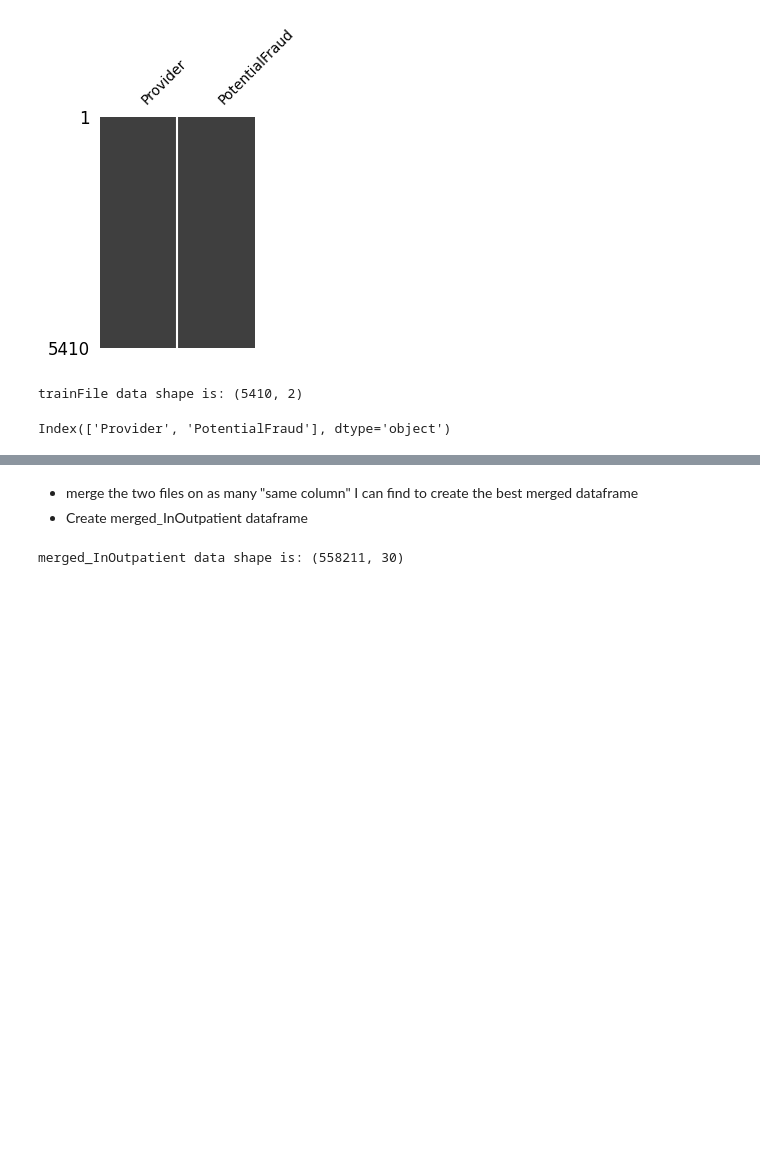
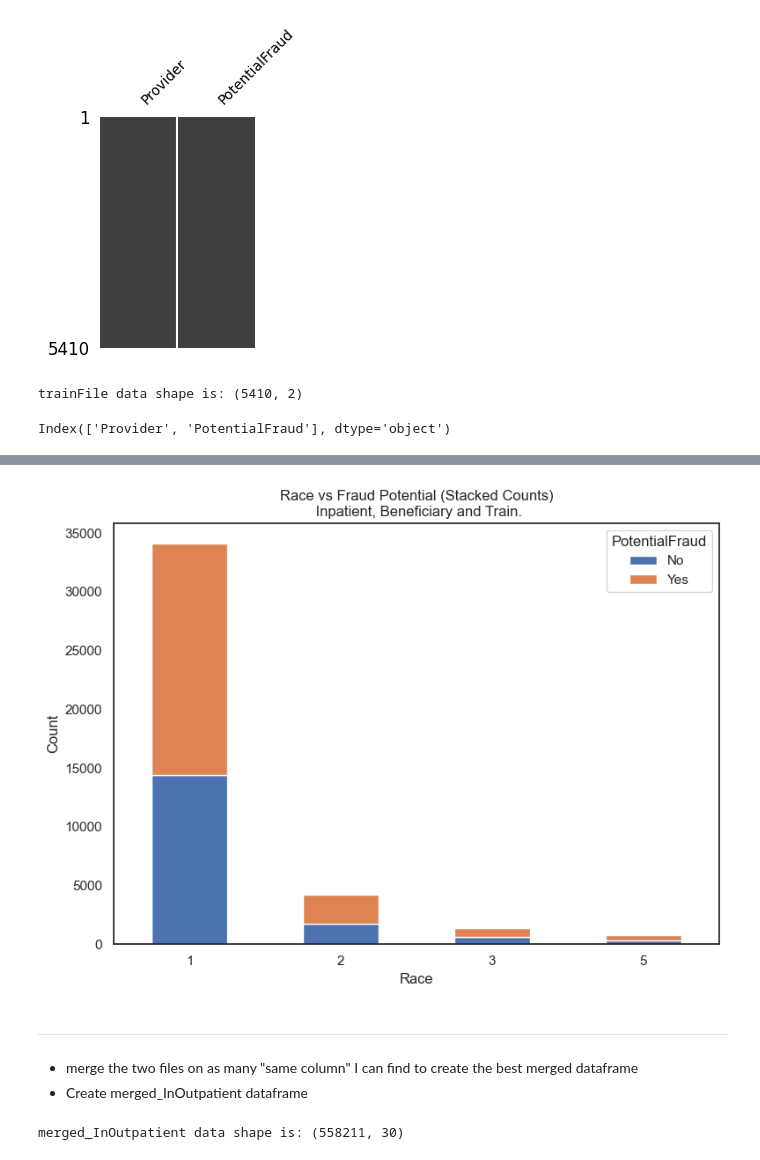
Before and after one commit to ChTomer/MyCapstone, a Jupyter notebook: HealthCareFraudProjectPitch/MergingFile.ipynb, the cells around one changed output, grey strips where cells are left out. Cells and saved outputs as stored; diff of their text form; code cells hidden in the pictures; blank space fills up the shorter version.

```diff
--- a/HealthCareFraudProjectPitch/MergingFile.ipynb
+++ b/HealthCareFraudProjectPitch/MergingFile.ipynb
@@ -240,0 +343,3 @@ Index(['Provider', 'PotentialFraud'], dtype='object')
+# %%
+bene_and_inpatient = part_of_bene.merge(trainInpatient, on='BeneID', how='left')
+bene_and_inpatient.head(2)
@@ -240,0 +354,5 @@ Index(['Provider', 'PotentialFraud'], dtype='object')
+# %%
+race_bene_inpatient = bene_and_inpatient.groupby('Provider')['Race'].value_counts().reset_index()
+test_race1 = race_bene_inpatient.merge(trainFile, on='Provider', how='left')
+print(f'shape: {test_race1.shape}')
+test_race1.head()
@@ -240,0 +367,3 @@ Index(['Provider', 'PotentialFraud'], dtype='object')
+# %%
+agg_df = test_race1.groupby(['Race', 'PotentialFraud'])['count'].sum().reset_index()
+agg_df
@@ -240,0 +380,3 @@ Index(['Provider', 'PotentialFraud'], dtype='object')
+# %%
+pivot_df = agg_df.pivot(index='Race', columns='PotentialFraud', values='count').fillna(0)
+pivot_df
@@ -241,3 +390,16 @@ Index(['Provider', 'PotentialFraud'], dtype='object')
+# %%
+pivot_df.plot(kind='bar', stacked=True, figsize=(8, 6))
+plt.title("Race vs Fraud Potential (Stacked Counts)\n Inpatient, Beneficiary and Train.")
+plt.xlabel("Race")
+plt.xticks(rotation=0)
+plt.ylabel("Count")
+plt.legend(title='PotentialFraud', bbox_to_anchor=(1, 1))
+plt.tight_layout()
+plt.show()
+# %% [output]
+[figure, added]
+# %% [markdown]
+---
 # %% [markdown]
 * merge the two files on as many "same column" I can find to create the best merged dataframe
 * Create merged_InOutpatient dataframe
```
Also changed, not shown: parts of 27 cells of this notebook.
